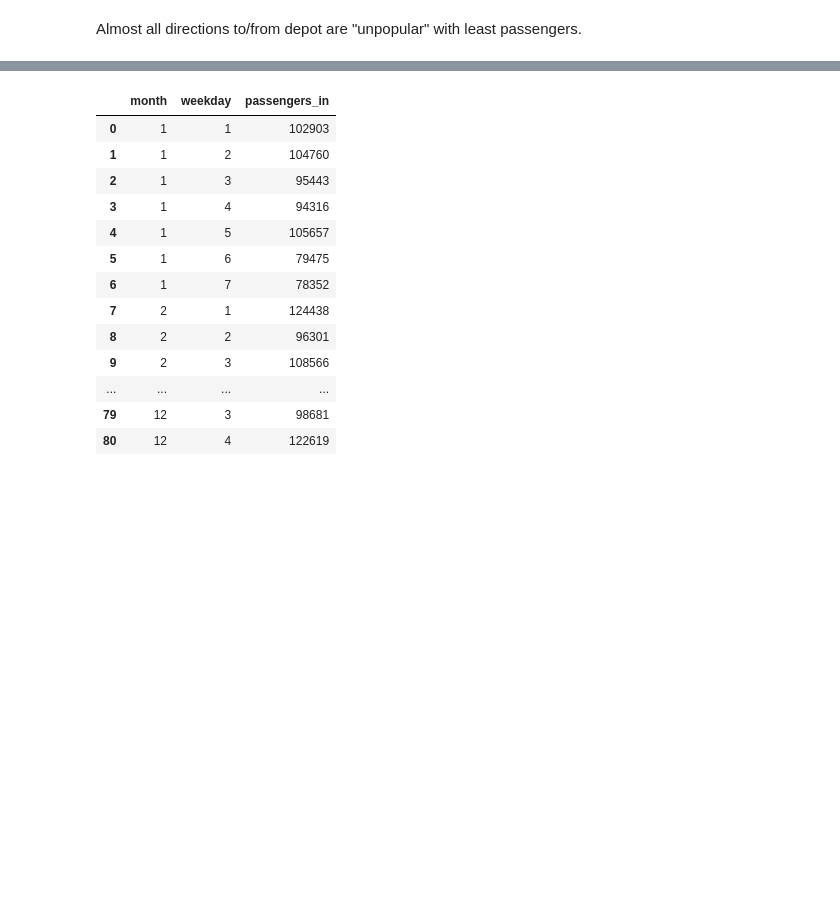
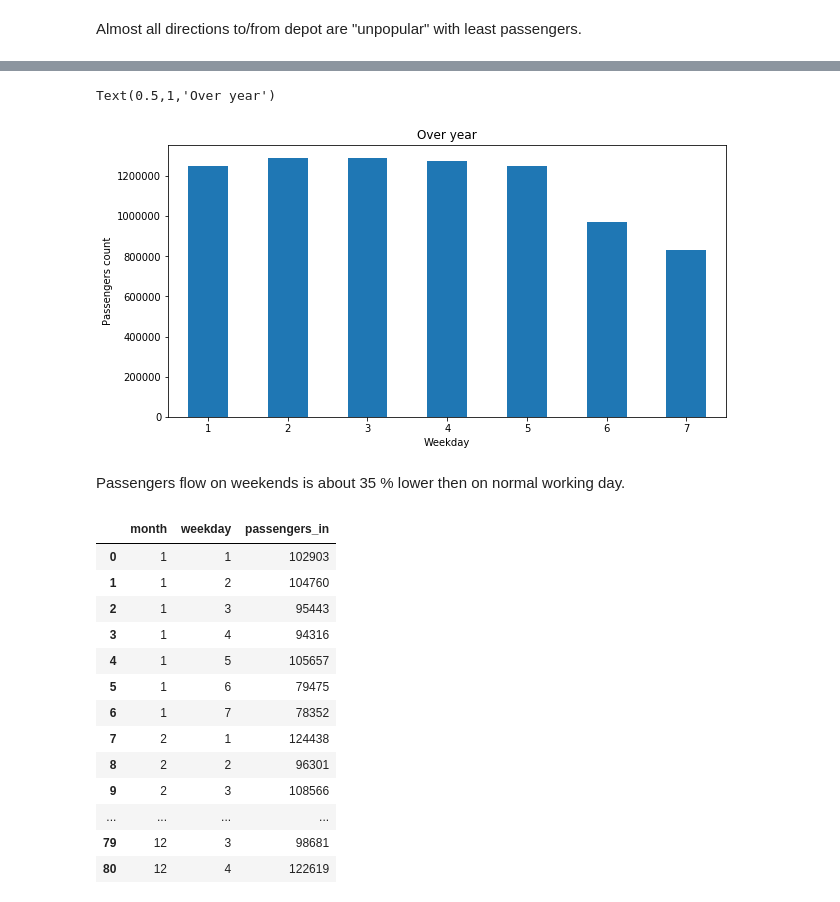
Before and after one commit to tomasrasymas/vilnius-public-transport-passengers-traffic-analysis, a Jupyter notebook: Vilnius public transport passengers traffic.ipynb, the cells around one changed output, grey strips where cells are left out. Saved outputs shown, nothing was run; the diff lists cells and outputs as text; code cells hidden in the pictures; blank space fills up the shorter version.

```diff
--- a/Vilnius public transport passengers traffic.ipynb
+++ b/Vilnius public transport passengers traffic.ipynb
@@ -470,2 +484,17 @@ It is interesting to inspect passengers traffic flow by weekdays. At this point
+# %%
+passengers_by_weekday_year = passengers_by_weekday_year.set_index('weekday')
+ax = passengers_by_weekday_year['passengers_in'].plot(kind='bar',
+                                                      figsize=(10, 5),
+                                                      color='C0',
+                                                      rot=0,
+                                                      legend=False)
+ax.set_xlabel('Weekday')
+ax.set_ylabel('Passengers count')
+ax.set_title('Over year')
+# %% [output]
+Text(0.5,1,'Over year')
+[figure, added]
+# %% [markdown]
+Passengers flow on weekends is about 35 % lower then on normal working day.
 # %%
 passengers_by_weekday = df.groupby([
```
Also changed, not shown: parts of 13 cells of this notebook, 6 other files.
